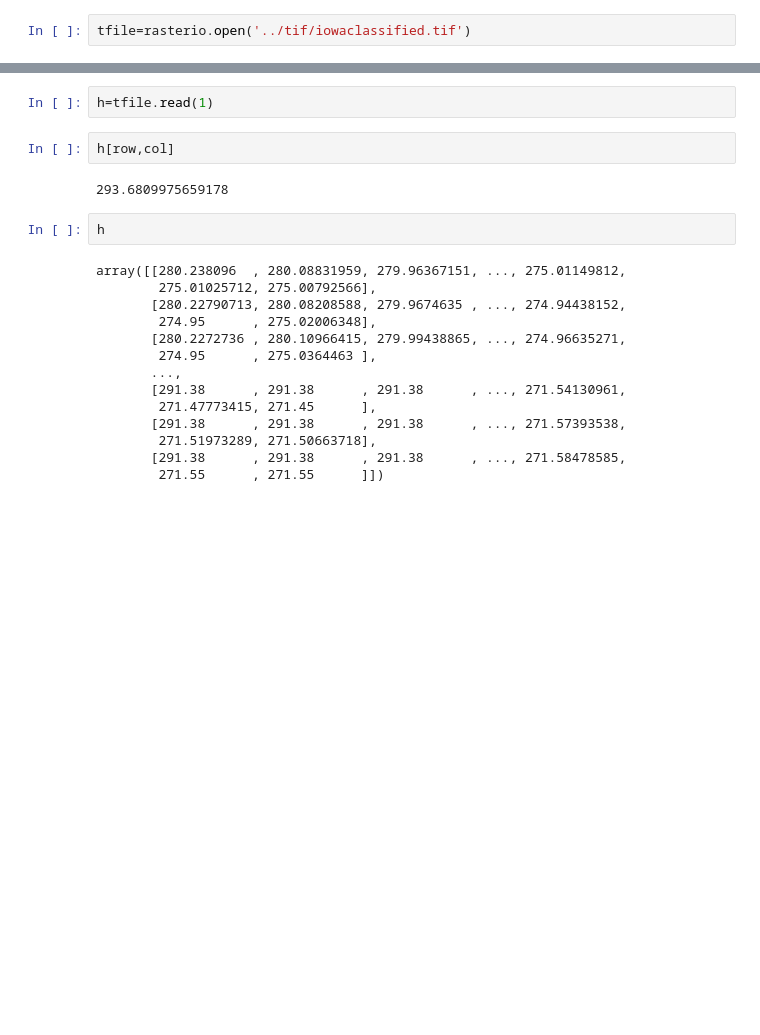
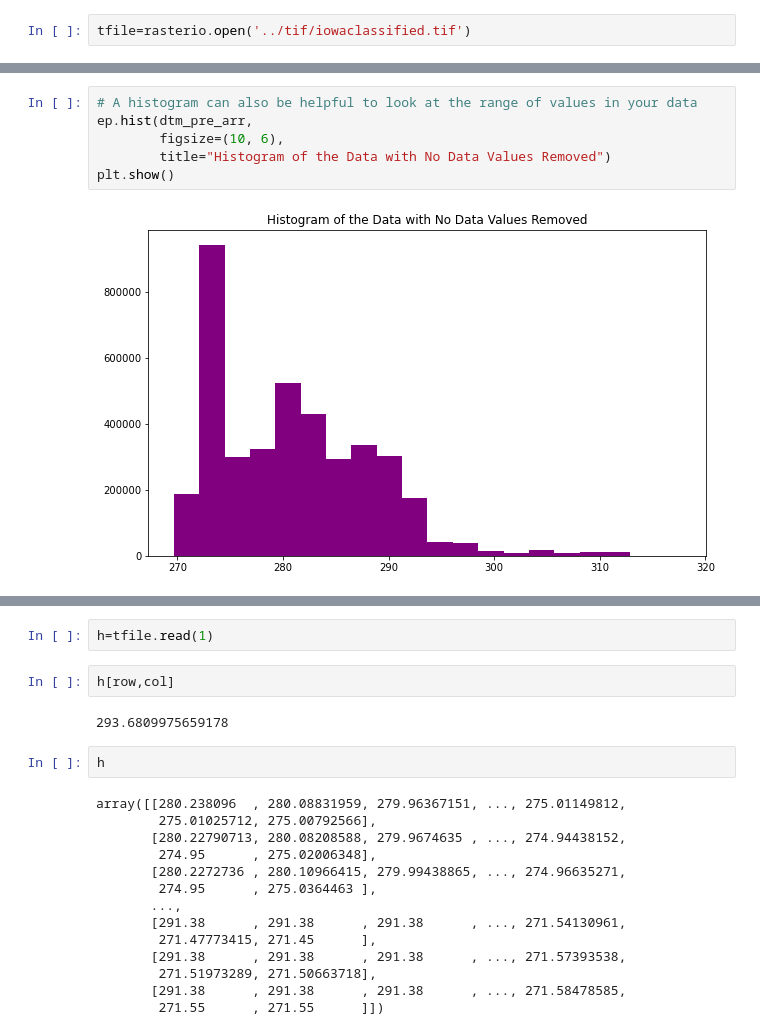
Before and after one commit to Blvisse/USG3-DataEngineering, a Jupyter notebook: notebooks/Untitled1.ipynb, the cells around one changed output, grey strips where cells are left out. Saved outputs shown, nothing was run; the diff lists cells and outputs as text; blank space fills up the shorter version.

```diff
--- a/notebooks/Untitled1.ipynb
+++ b/notebooks/Untitled1.ipynb
@@ -72,0 +128,8 @@ col
+# %%
+# A histogram can also be helpful to look at the range of values in your data
+ep.hist(dtm_pre_arr,
+        figsize=(10, 6),
+        title="Histogram of the Data with No Data Values Removed")
+plt.show()
+# %% [output]
+[figure, added]
```
Also changed, not shown: parts of 19 cells of this notebook, 11 other files.
